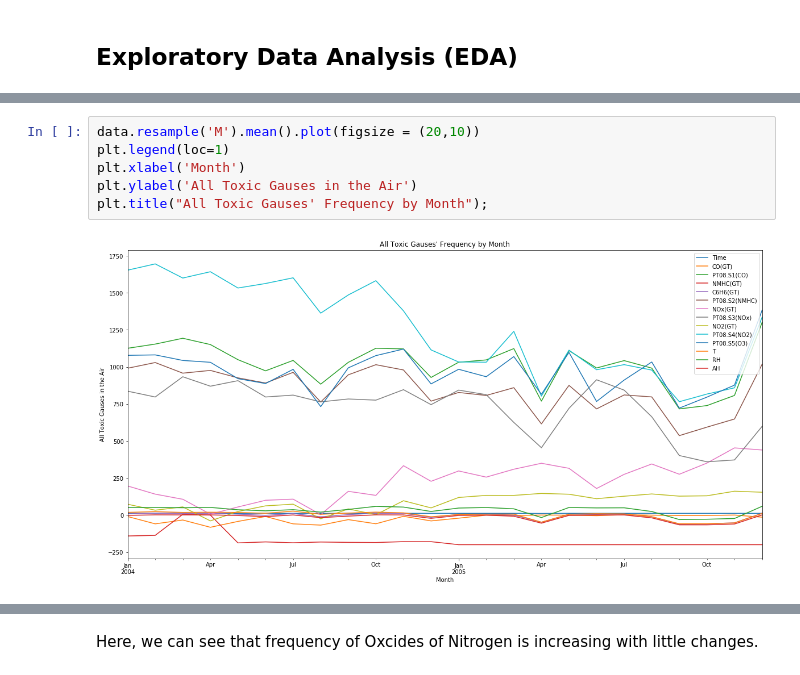
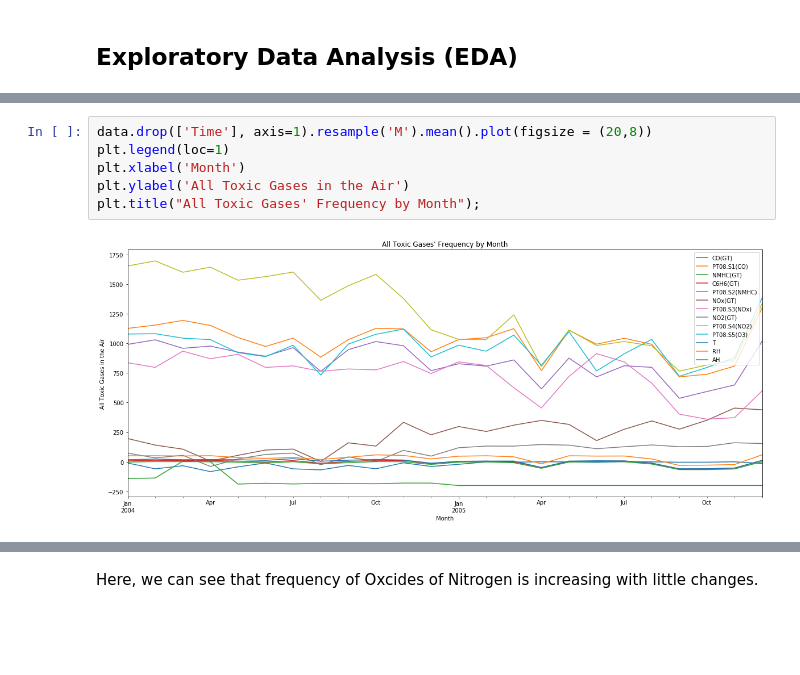
Before and after one commit to SonalSavaliya/Prediction-of-Nitrogen-Oxides-level-in-Air-Quality, a Jupyter notebook: Air Quality UCI Regression.ipynb, the cells around one changed output, grey strips where cells are left out. Saved outputs shown, nothing was run; the diff lists cells and outputs as text; blank space fills up the shorter version.

```diff
--- a/Air Quality UCI Regression.ipynb
+++ b/Air Quality UCI Regression.ipynb
@@ -151,8 +154,8 @@ sns.pairplot(data)
 # %%
-data.resample('M').mean().plot(figsize = (20,10))
+data.drop(['Time'], axis=1).resample('M').mean().plot(figsize = (20,8))
 plt.legend(loc=1)
 plt.xlabel('Month')
-plt.ylabel('All Toxic Gauses in the Air')
-plt.title("All Toxic Gauses' Frequency by Month");
+plt.ylabel('All Toxic Gases in the Air')
+plt.title("All Toxic Gases' Frequency by Month");
 # %% [output]
-[figure, old version]
+[figure, new version]
```
Also changed, not shown: parts of 15 cells of this notebook.
